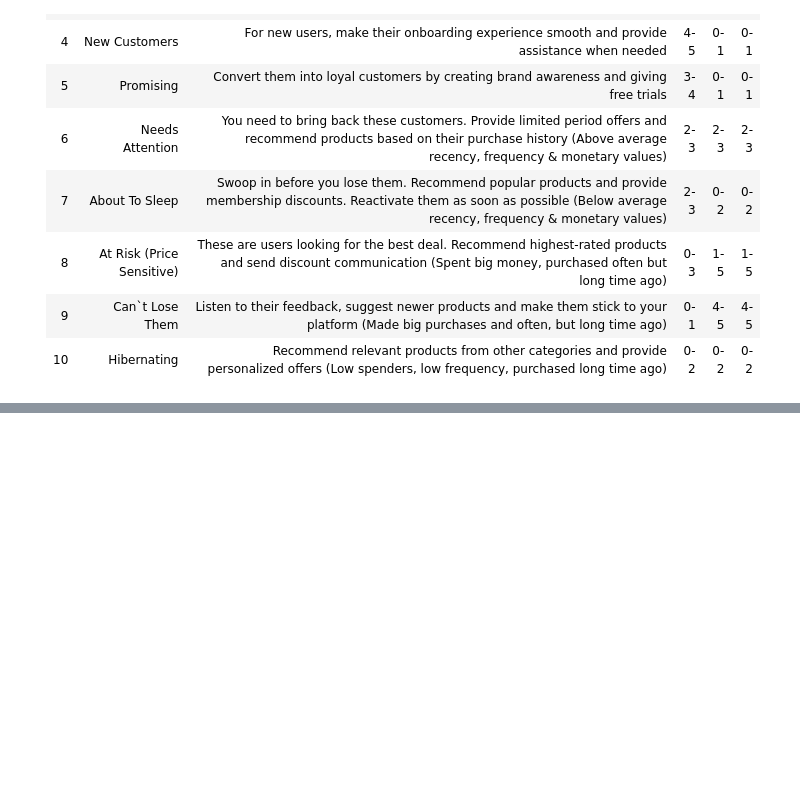
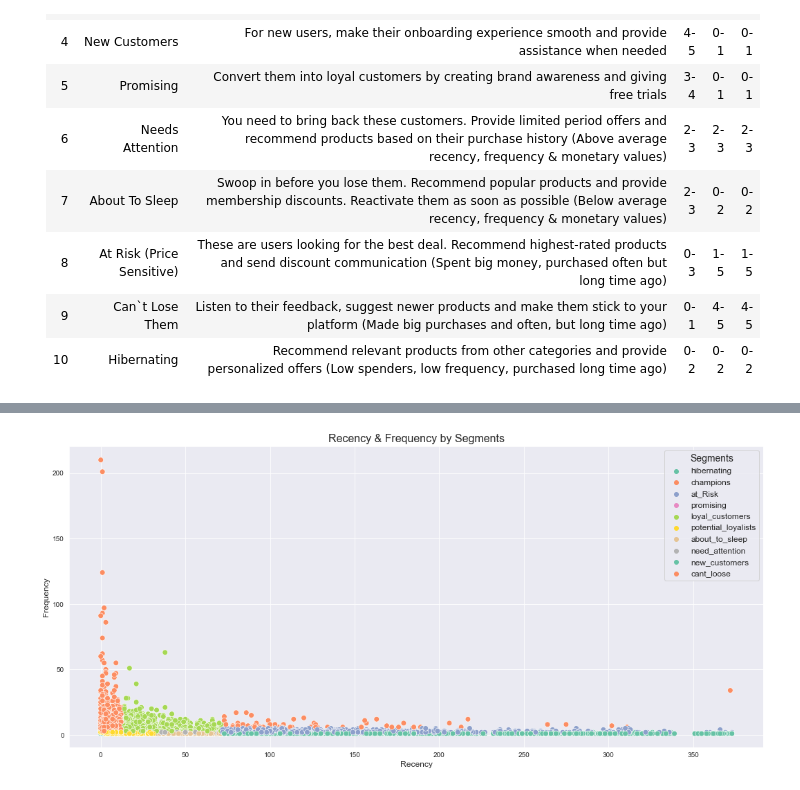
Before and after one commit to ubco-W2022T1-cosc301/project-group31, a Jupyter notebook: notebooks/analysis1.ipynb, the cells around one changed output, grey strips where cells are left out. Drawn from its saved outputs; the diff is of its cells as text; code cells hidden in the pictures; blank space fills up the shorter version.

```diff
--- a/notebooks/analysis1.ipynb
+++ b/notebooks/analysis1.ipynb
@@ -437,0 +420,18 @@ fig.show()
+# %%
+plt.figure(figsize = (18, 8))
+sns.scatterplot(data = rfm,
+                x = 'Recency',
+                y = 'Frequency',
+                hue ='segment',
+                palette = palette,
+                s = 60)
+plt.title('Recency & Frequency by Segments', size = 16)
+plt.xlabel('Recency', size = 12)
+plt.ylabel('Frequency', size = 12)
+plt.xticks(size = 10)
+plt.yticks(size = 10)
+plt.legend(loc = 'best', fontsize = 12,
+           title = 'Segments',title_fontsize=14)
+plt.show()
+# %% [output]
+[figure, added]
```
Also changed, not shown: parts of 8 cells of this notebook.
